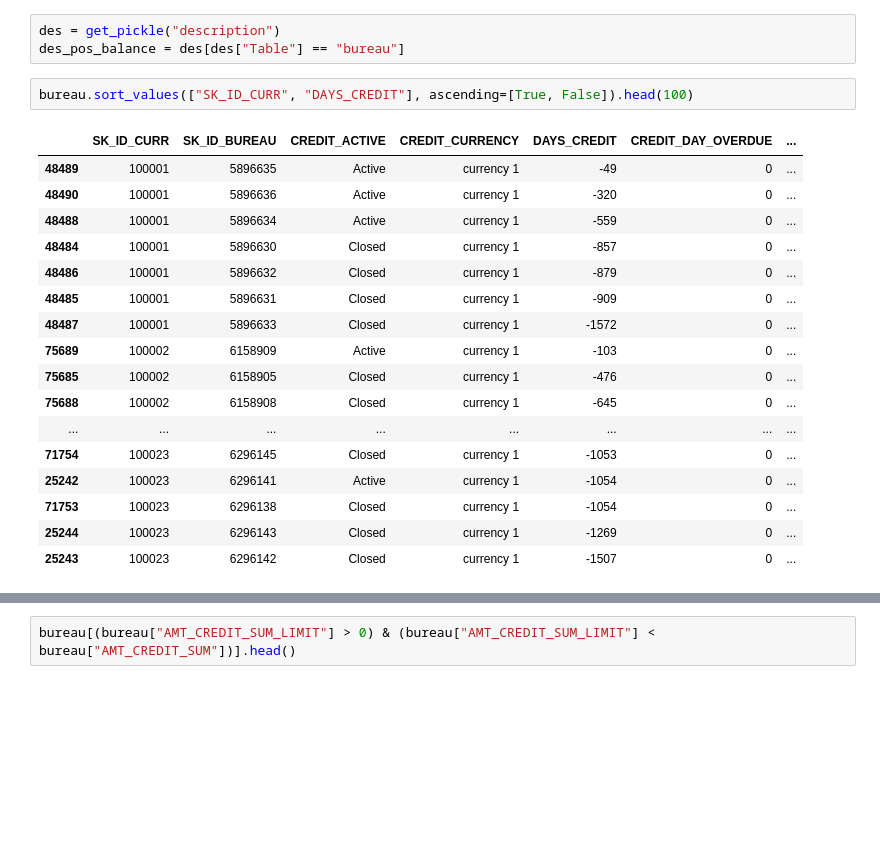
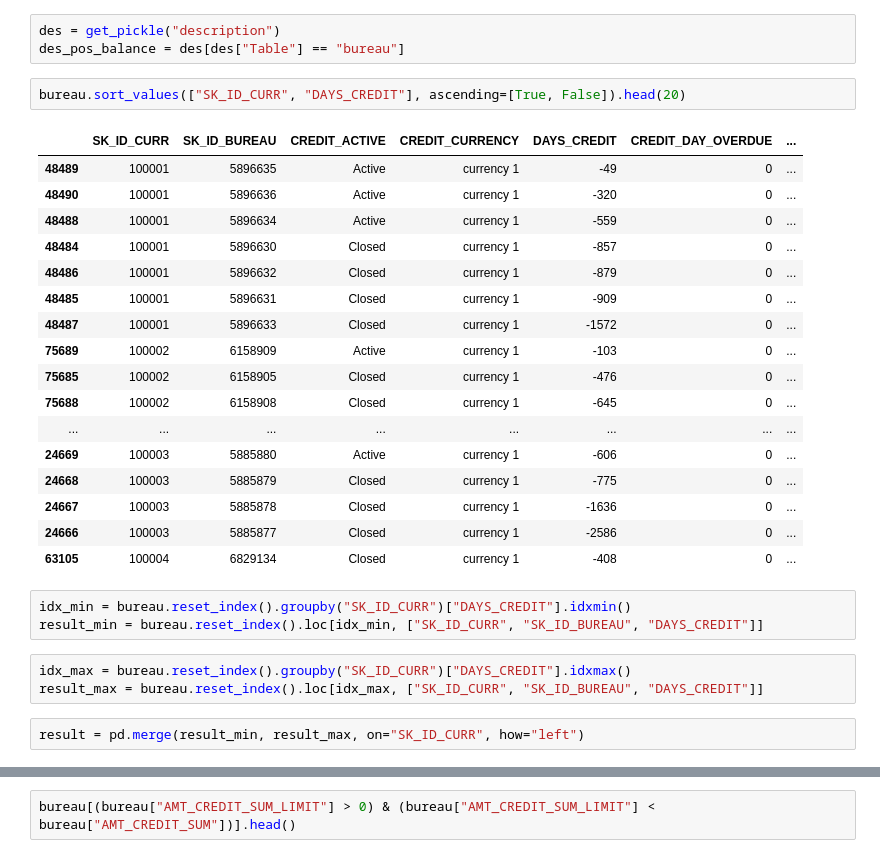
Before and after one commit to nguyenvietkhiemm/home_credit_default_risk, a Jupyter notebook: jupyter/501_EDA_bureau.ipynb, the cells around one changed output, grey strips where cells are left out. Saved outputs shown, nothing was run; the diff lists cells and outputs as text; blank space fills up the shorter version.

```diff
--- a/jupyter/501_EDA_bureau.ipynb
+++ b/jupyter/501_EDA_bureau.ipynb
@@ -42,22 +42,30 @@ bureau = get_pickle("bureau")
 des = get_pickle("description")
 des_pos_balance = des[des["Table"] == "bureau"]
 # %%
-bureau.sort_values(["SK_ID_CURR", "DAYS_CREDIT"], ascending=[True, False]).head(100)
+bureau.sort_values(["SK_ID_CURR", "DAYS_CREDIT"], ascending=[True, False]).head(20)
 # %% [output]
 |  | SK_ID_CURR | SK_ID_BUREAU | CREDIT_ACTIVE | CREDIT_CURRENCY | DAYS_CREDIT | CREDIT_DAY_OVERDUE | ... |
 | 48489 | 100001 | 5896635 | Active | currency 1 | -49 | 0 | ... |
 | 48490 | 100001 | 5896636 | Active | currency 1 | -320 | 0 | ... |
 | 48488 | 100001 | 5896634 | Active | currency 1 | -559 | 0 | ... |
 | 48484 | 100001 | 5896630 | Closed | currency 1 | -857 | 0 | ... |
 | 48486 | 100001 | 5896632 | Closed | currency 1 | -879 | 0 | ... |
 | 48485 | 100001 | 5896631 | Closed | currency 1 | -909 | 0 | ... |
 | 48487 | 100001 | 5896633 | Closed | currency 1 | -1572 | 0 | ... |
 | 75689 | 100002 | 6158909 | Active | currency 1 | -103 | 0 | ... |
 | 75685 | 100002 | 6158905 | Closed | currency 1 | -476 | 0 | ... |
 | 75688 | 100002 | 6158908 | Closed | currency 1 | -645 | 0 | ... |
 | ... | ... | ... | ... | ... | ... | ... | ... |
-| 71754 | 100023 | 6296145 | Closed | currency 1 | -1053 | 0 | ... |
-| 25242 | 100023 | 6296141 | Active | currency 1 | -1054 | 0 | ... |
-| 71753 | 100023 | 6296138 | Closed | currency 1 | -1054 | 0 | ... |
-| 25244 | 100023 | 6296143 | Closed | currency 1 | -1269 | 0 | ... |
-| 25243 | 100023 | 6296142 | Closed | currency 1 | -1507 | 0 | ... |
+| 24669 | 100003 | 5885880 | Active | currency 1 | -606 | 0 | ... |
+| 24668 | 100003 | 5885879 | Closed | currency 1 | -775 | 0 | ... |
+| 24667 | 100003 | 5885878 | Closed | currency 1 | -1636 | 0 | ... |
+| 24666 | 100003 | 5885877 | Closed | currency 1 | -2586 | 0 | ... |
+| 63105 | 100004 | 6829134 | Closed | currency 1 | -408 | 0 | ... |
+# %%
+idx_min = bureau.reset_index().groupby("SK_ID_CURR")["DAYS_CREDIT"].idxmin()
+result_min = bureau.reset_index().loc[idx_min, ["SK_ID_CURR", "SK_ID_BUREAU", "DAYS_CREDIT"]]
+# %%
+idx_max = bureau.reset_index().groupby("SK_ID_CURR")["DAYS_CREDIT"].idxmax()
+result_max = bureau.reset_index().loc[idx_max, ["SK_ID_CURR", "SK_ID_BUREAU", "DAYS_CREDIT"]]
+# %%
+result = pd.merge(result_min, result_max, on="SK_ID_CURR", how="left")
```
Also changed, not shown: parts of 3 cells of this notebook, 3 other files.
